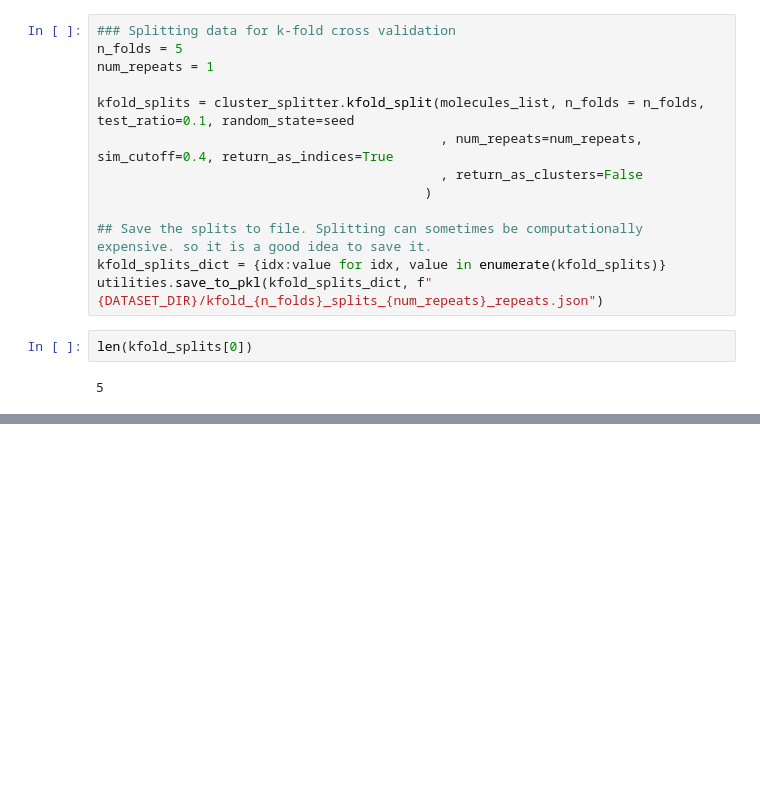
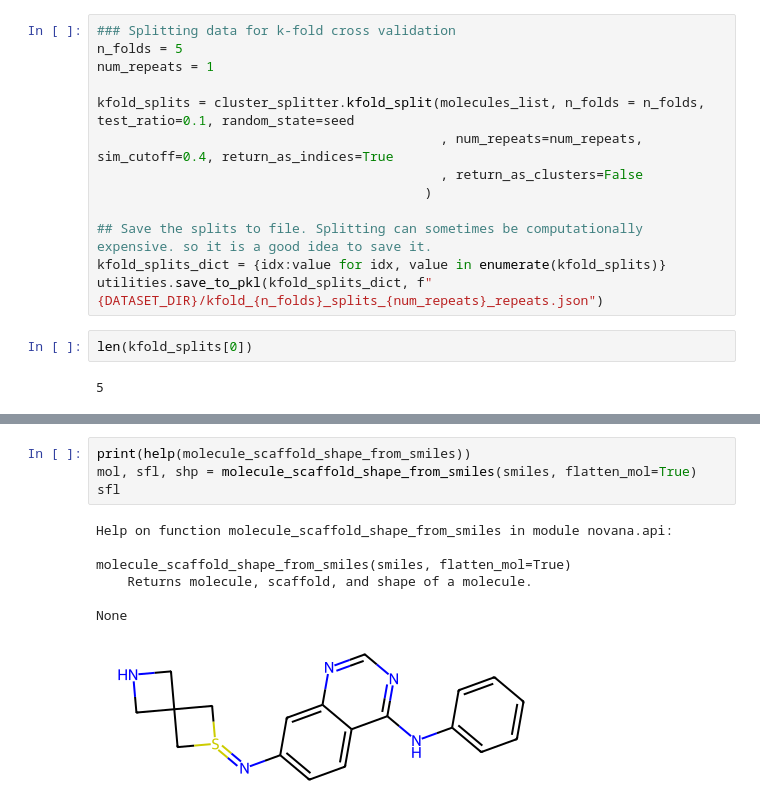
Before and after one commit to djoy4stem/caismd_qsar_2024, a Jupyter notebook: notebooks/caismd_dd2_data_processing.ipynb, the cells around one changed output, grey strips where cells are left out. Saved outputs shown, nothing was run; the diff lists cells and outputs as text; blank space fills up the shorter version.

```diff
--- a/notebooks/caismd_dd2_data_processing.ipynb
+++ b/notebooks/caismd_dd2_data_processing.ipynb
@@ -730,0 +761,12 @@ The read is encouraged to try the methods described below.
+# %%
+print(help(molecule_scaffold_shape_from_smiles))
+mol, sfl, shp = molecule_scaffold_shape_from_smiles(smiles, flatten_mol=True)
+sfl
+# %% [output]
+Help on function molecule_scaffold_shape_from_smiles in module novana.api:
+
+molecule_scaffold_shape_from_smiles(smiles, flatten_mol=True)
+    Returns molecule, scaffold, and shape of a molecule.
+
+None
+[figure, added]
```
Also changed, not shown: parts of 21 cells of this notebook, 1 other file.
